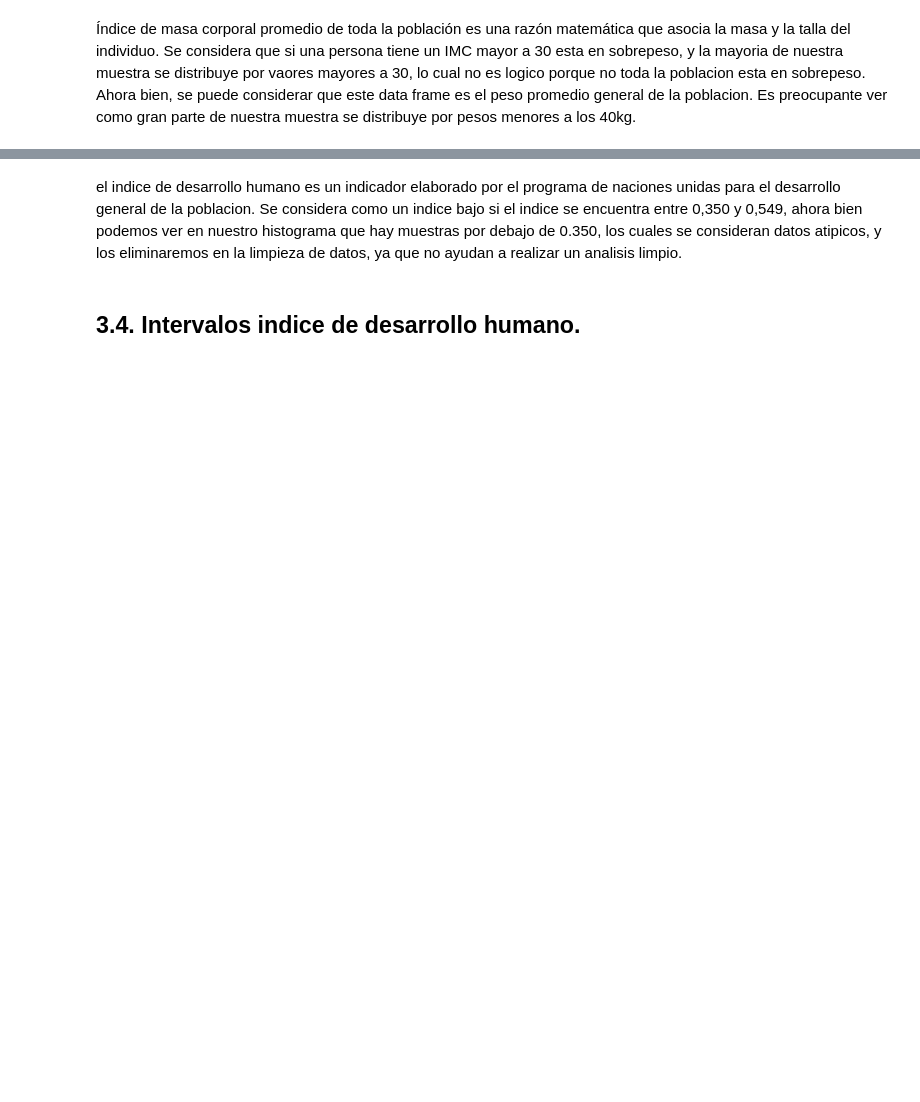
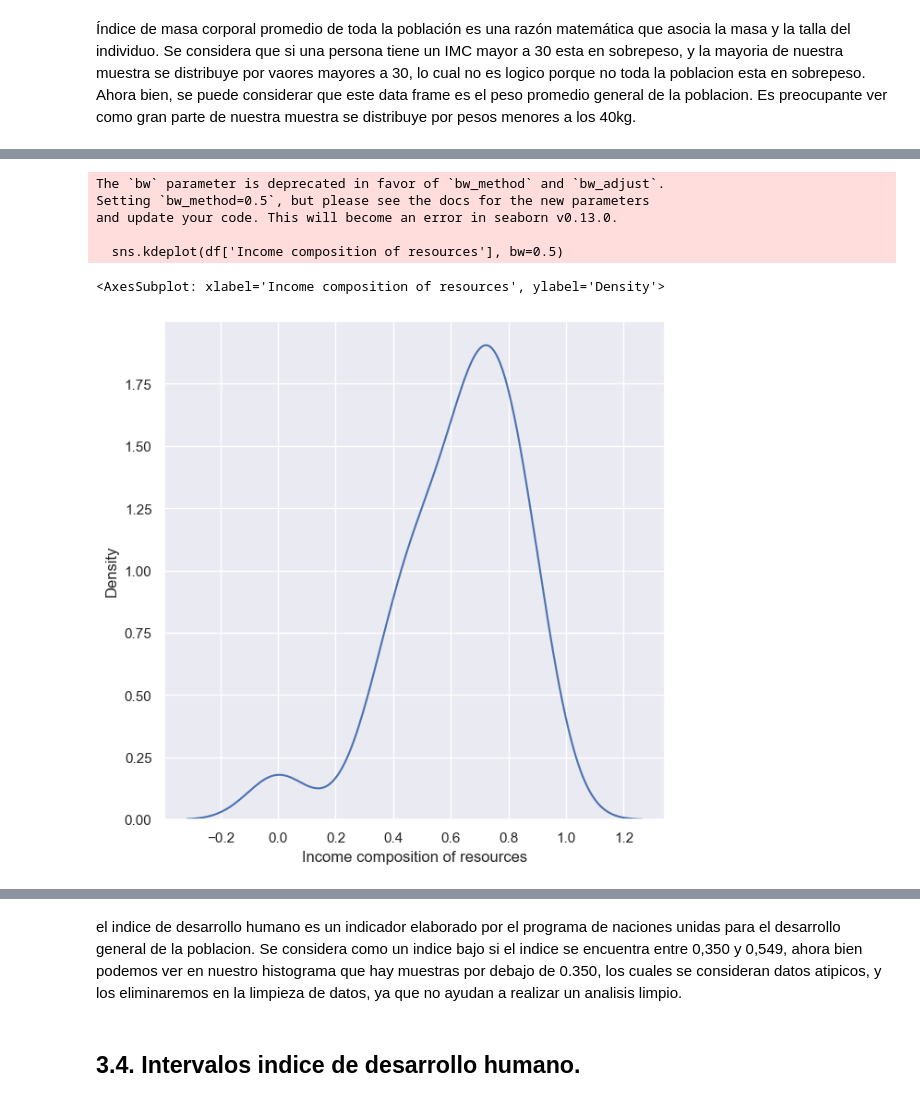
Before and after one commit to julianmoreno1123/Analitica-de-datos, a Jupyter notebook: Proyecto.ipynb, the cells around one changed output, grey strips where cells are left out. Saved outputs shown, nothing was run; the diff lists cells and outputs as text; code cells hidden in the pictures; blank space fills up the shorter version.

```diff
--- a/Proyecto.ipynb
+++ b/Proyecto.ipynb
@@ -355,0 +356,10 @@ sns.histplot(df['Income composition of resources'],color='orange')
+# %%
+sns.kdeplot(df['Income composition of resources'], bw=0.5)
+# %% [output]
+The `bw` parameter is deprecated in favor of `bw_method` and `bw_adjust`.
+Setting `bw_method=0.5`, but please see the docs for the new parameters
+and update your code. This will become an error in seaborn v0.13.0.
+
+  sns.kdeplot(df['Income composition of resources'], bw=0.5)
+<AxesSubplot: xlabel='Income composition of resources', ylabel='Density'>
+[figure, added]
```
Also changed, not shown: parts of 14 cells of this notebook.
